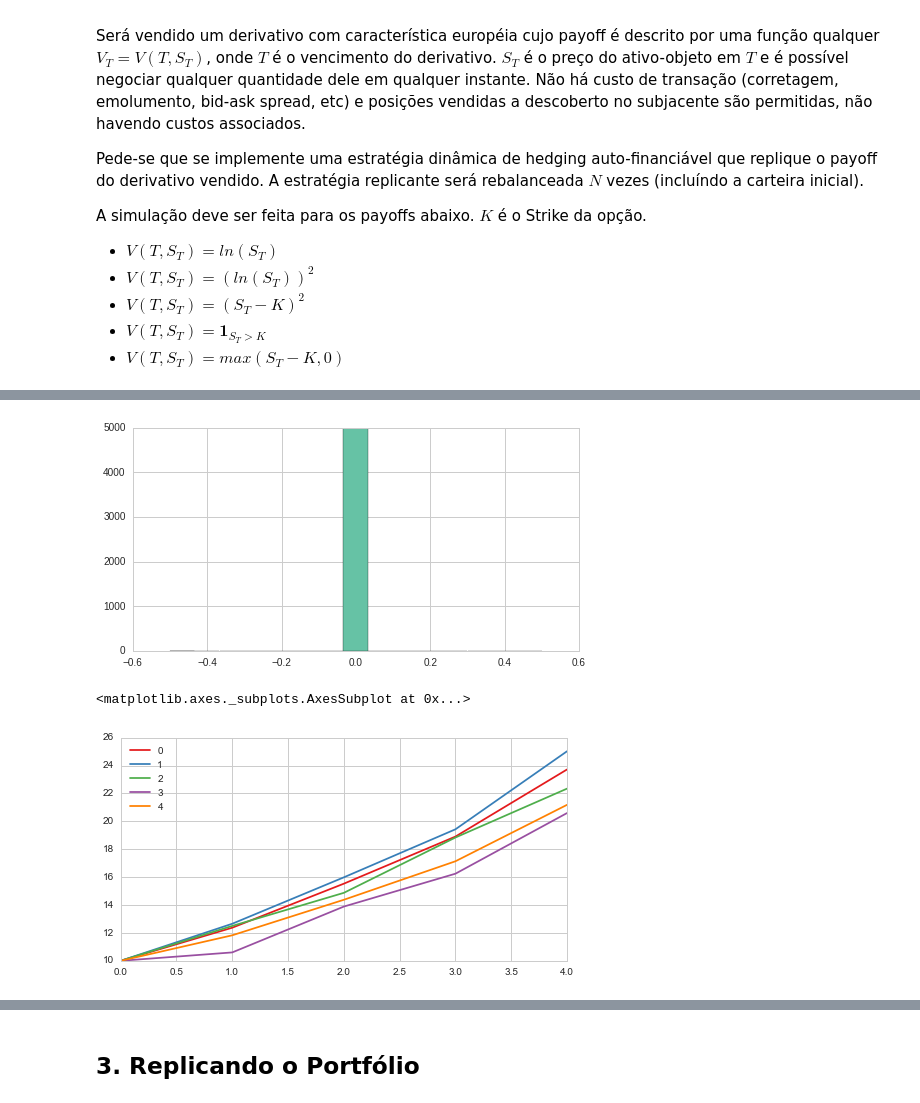
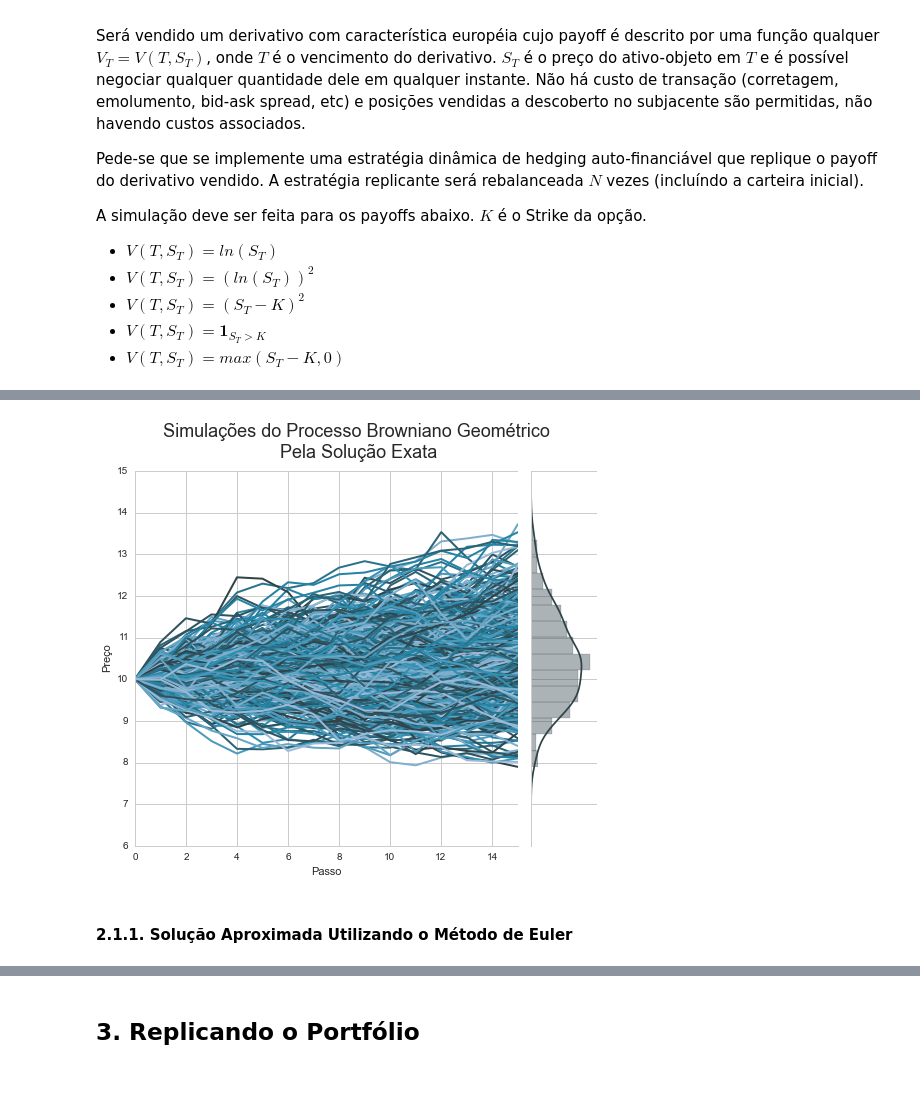
Before and after one commit to ucaiado/Replicating_Strategy, a Jupyter notebook: UiraCaiadoEx01.ipynb, the cells around one changed output, grey strips where cells are left out. Saved outputs shown, nothing was run; the diff lists cells and outputs as text; code cells hidden in the pictures.

Commit message:
finish the implementation of the stochastic procesess

```diff
--- a/UiraCaiadoEx01.ipynb
+++ b/UiraCaiadoEx01.ipynb
@@ -216,8 +219,8 @@ class WienerProcess(StochasticProcess):
 # %%
 class GBM_Exact_Solution(StochasticProcess):
     '''
-    A representation of a Geometric Brownian Motion (GBM). Besides de variance,
-    this process might present a drift
+    A representation of the Exact solution of a Geometric Brownian Motion (GBM).
+    Besides de variance, this process might present a drift
     '''
     def __init__(self, f_s0, f_mu, f_sigma, f_time, f_steps, b_random_state = True):
         '''
@@ -236,7 +239,7 @@ class GBM_Exact_Solution(StochasticProcess):
         self._current_step = -1
         super(GBM_Exact_Solution, self).__init__(f_sigma, f_time, f_steps,
                                                       b_random_state = True)
-        # inicia o processo de winner present no BGM
+        # inicia o processo de winner presente no BGM
         self.wiener_process = WienerProcess(f_sigma, f_time, f_steps)
 
     @property
@@ -277,5 +280,5 @@ class GBM_Exact_Solution(StochasticProcess):
             f_log_rtn = sigma_pow_mu_delta + self.wiener_process()
             f_rtn = np.exp(f_log_rtn)
             self.f_St *= f_rtn
-#         print self.current_step, self.f_St, s_entrei
+            # print self.current_step, self.f_St, s_entrei
         return self.f_St
@@ -313,4 +284,0 @@ df.plot(legend=False)
-# %%
-l_all = []
-for l_aux in l:
-    l_all += l_aux
@@ -382,4 +322,28 @@ def geometric_brownian_motion(f_init_price, f_mu, f_sigma, f_delta_time, f_steps
+# %%
+def plot_simulations(df, s_title):
+    '''
+    Plot a line chart to each path in the dataframe passed
+    and a vertical histogram summarizing all paths
+    :param df: dataframe. the data with all paths simulated
+    :param s_title: string. The title of the chart
+    '''
+    # crio o grid
+    sns.set_context(rc={"figure.figsize": (15, 6)})
+    g = sns.JointGrid(x=df.columns, y=df.iloc[-1, :].values, size=7)
+    g.ax_marg_x.set_visible(False)
+    # ploto as linhas
+    g.ax_joint.plot(df, linewidth=2)
+    g.ax_joint.set_xlim([0, int(gbm.f_steps)])
+    # ploto o histograma
+    g.plot_marginals(sns.distplot, kde=True)
+    # arrumo o grafico
+    g.fig.suptitle(s_title, fontsize=18, y=0.92)
+    g.set_axis_labels("Passo", u"Preço");
 # %%
-winner = WienerProcess(f_sigma=0.12,
-                       f_time=0.5,
-                       f_steps=15.)
+d_param = {"f_s0": 10.,
+           "f_mu": 0.10,
+           "f_sigma": 0.15,
+           "f_time": 0.5,
+           "f_steps": 15}
+df = do_simulations(GBM_Exact_Solution, 500, **d_param)
+df.head()
@@ -410,8 +359,0 @@ ax = pd.Series(l).hist(bins=15);
-# %%
-winner = WienerProcess(f_sigma=0.0,
-                       f_time=0.5,
-                       f_steps=15.)
-l = foo(winner)
-ax = pd.Series(l).hist(bins=15);
-# %% [output]
-[figure, removed]
@@ -469,5 +360,6 @@ df = pd.DataFrame(l).T
-# %%
-df.plot()
-# %% [output]
-<matplotlib.axes._subplots.AxesSubplot at 0x...>
-[figure, removed]
+# %%
+plot_simulations(df, u"Simulações do Processo Browniano Geométrico\n Pela Solução Exata")
+# %% [output]
+[figure, added]
+# %% [markdown]
+#### 2.1.1. Solução Aproximada Utilizando o Método de Euler
```
Also changed, not shown: parts of 28 cells of this notebook.
